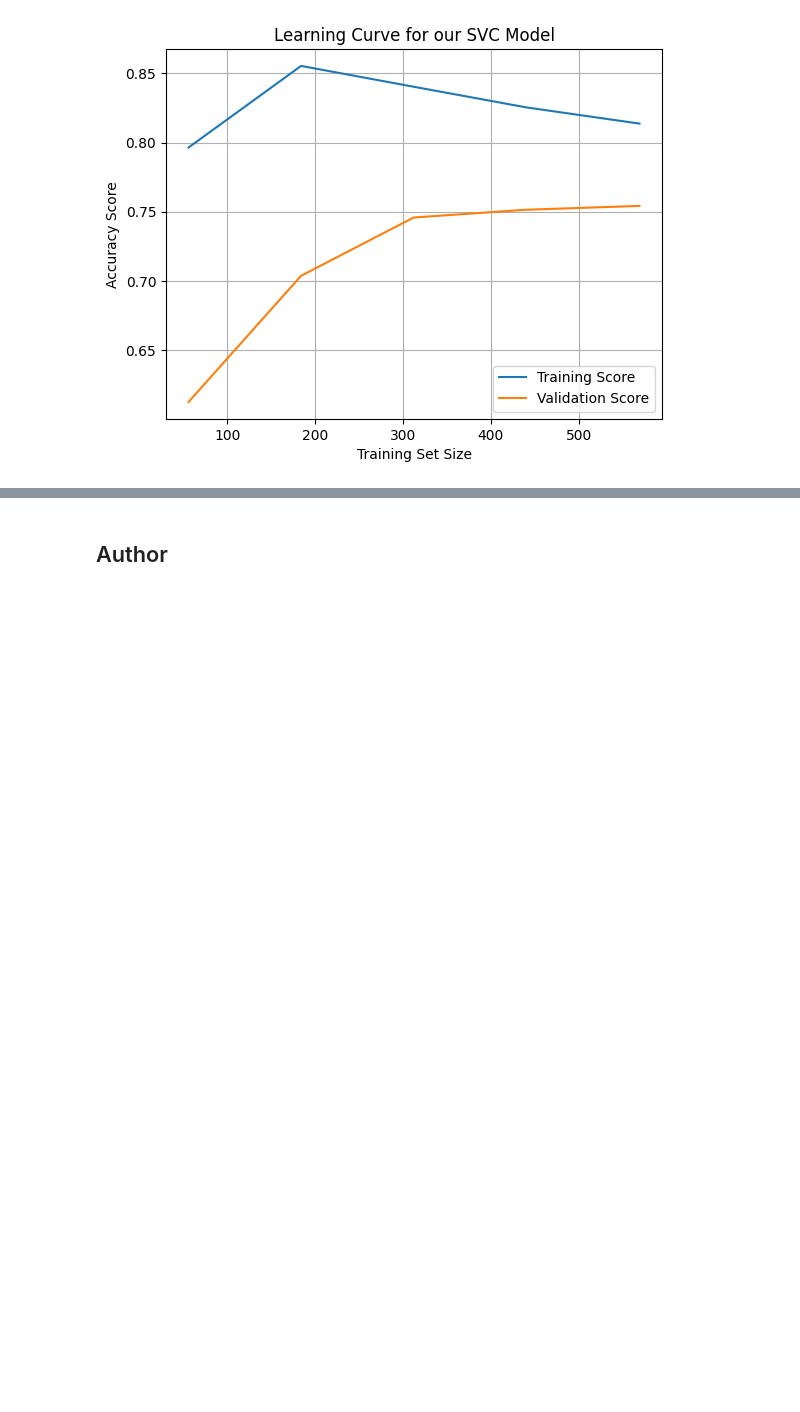
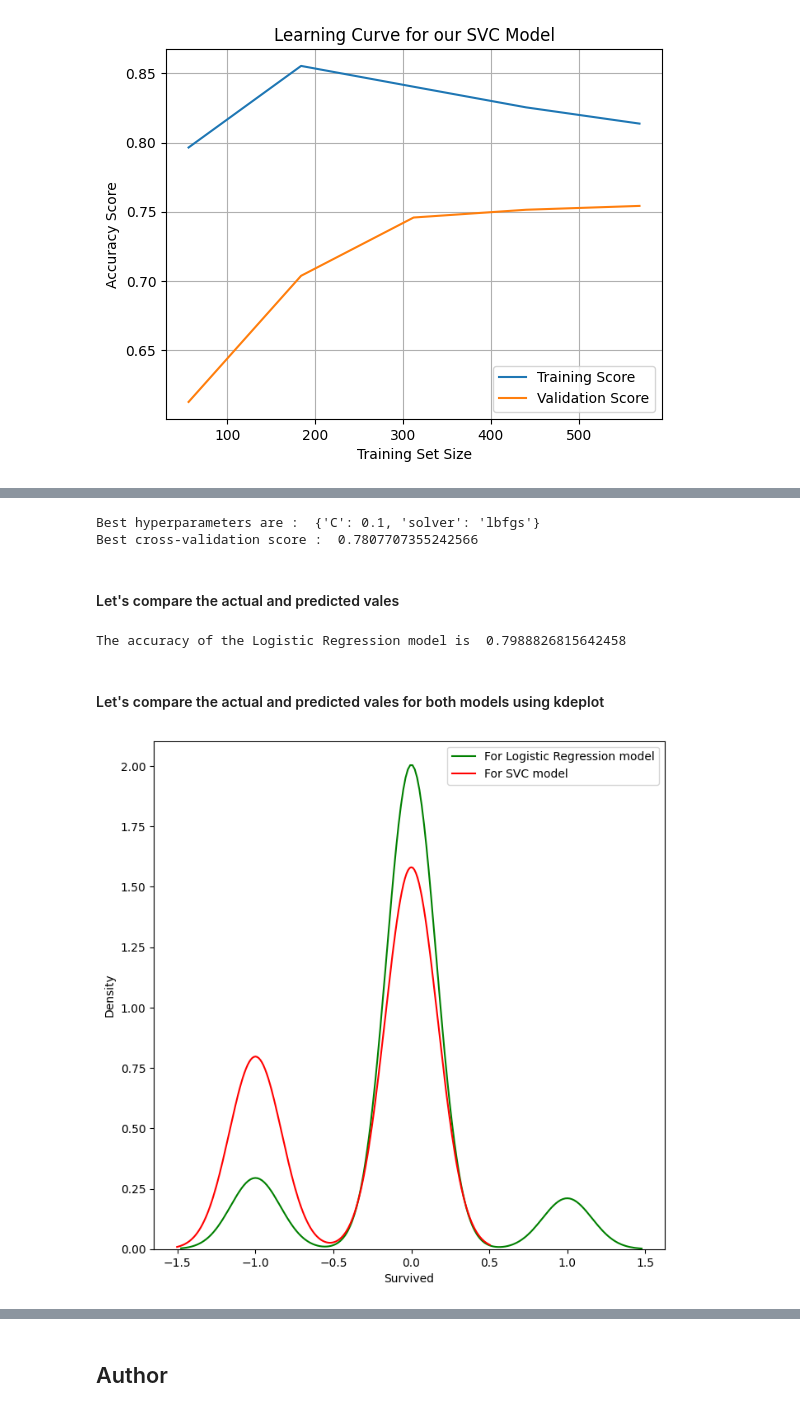
Before and after one commit to MohammadAdnanKhan/Codsoft, a Jupyter notebook: Titanic Survival Prediction CodSoft.ipynb, the cells around one changed output, grey strips where cells are left out. Saved outputs shown, nothing was run; the diff lists cells and outputs as text; code cells hidden in the pictures; blank space fills up the shorter version.

```diff
--- a/Titanic Survival Prediction CodSoft.ipynb
+++ b/Titanic Survival Prediction CodSoft.ipynb
@@ -347,0 +352,17 @@ plt.show()
+# %%
+lr=LogisticRegression(max_iter=2000)
+# %%
+from sklearn.model_selection import GridSearchCV
+param_grid={'C':[0.01,0.1,1,10],'solver':['lbfgs']}
+grid_search=GridSearchCV(lr,param_grid=param_grid,cv=10,scoring='accuracy')
+grid_search.fit(X_train,Y_train)
+print("Best hyperparameters are : ",grid_search.best_params_)
+print("Best cross-validation score : ",grid_search.best_score_)
+# %% [output]
+Best hyperparameters are :  {'C': 0.1, 'solver': 'lbfgs'}
+Best cross-validation score :  0.7807707355242566
+# %%
+best_model=grid_search.best_estimator_
+yhat2=best_model.predict(X_test)
+# %% [markdown]
+#### Let's compare the actual and predicted vales
@@ -347,0 +371,14 @@ plt.show()
+# %%
+print("The accuracy of the Logistic Regression model is ",accuracy_score(yhat2,Y_test))
+# %% [output]
+The accuracy of the Logistic Regression model is  0.7988826815642458
+# %% [markdown]
+#### Let's compare the actual and predicted vales for both models using kdeplot
+# %%
+plt.figure(figsize=(8,8))
+ax=sns.kdeplot(yhat2-Y_test,color="green")
+sns.kdeplot(predictions-Y_test,color="red")
+plt.legend(['For Logistic Regression model','For SVC model'],loc='upper right')
+plt.show()
+# %% [output]
+[figure, added]
```
Also changed, not shown: parts of 11 cells of this notebook.
